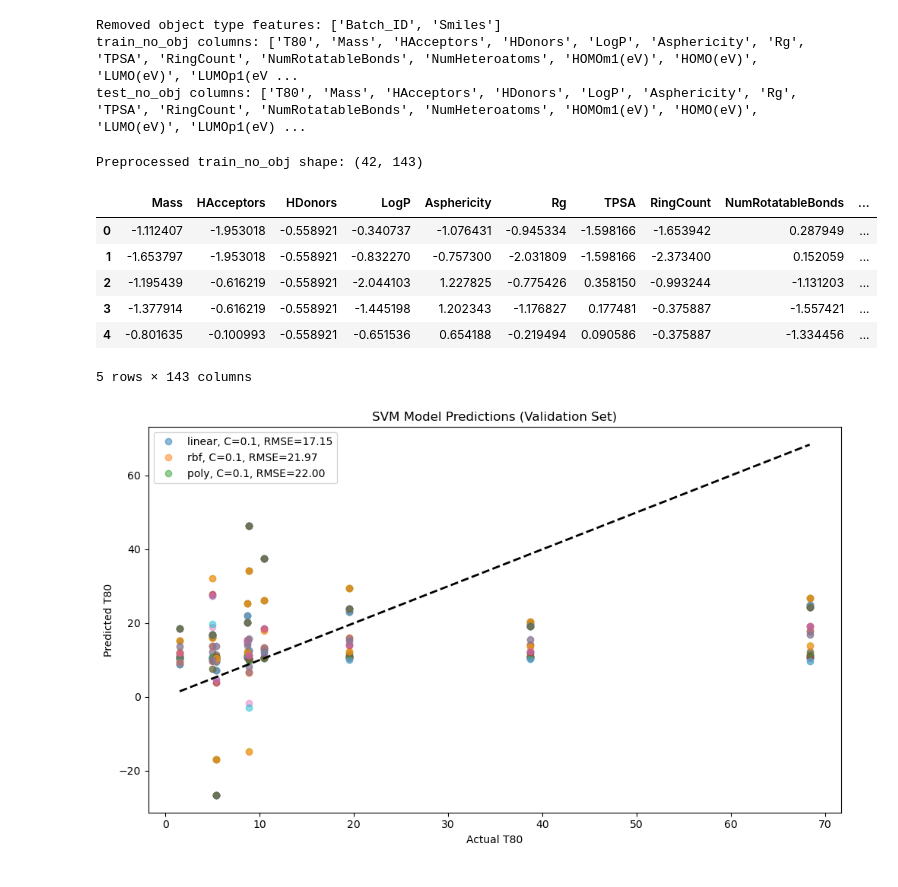
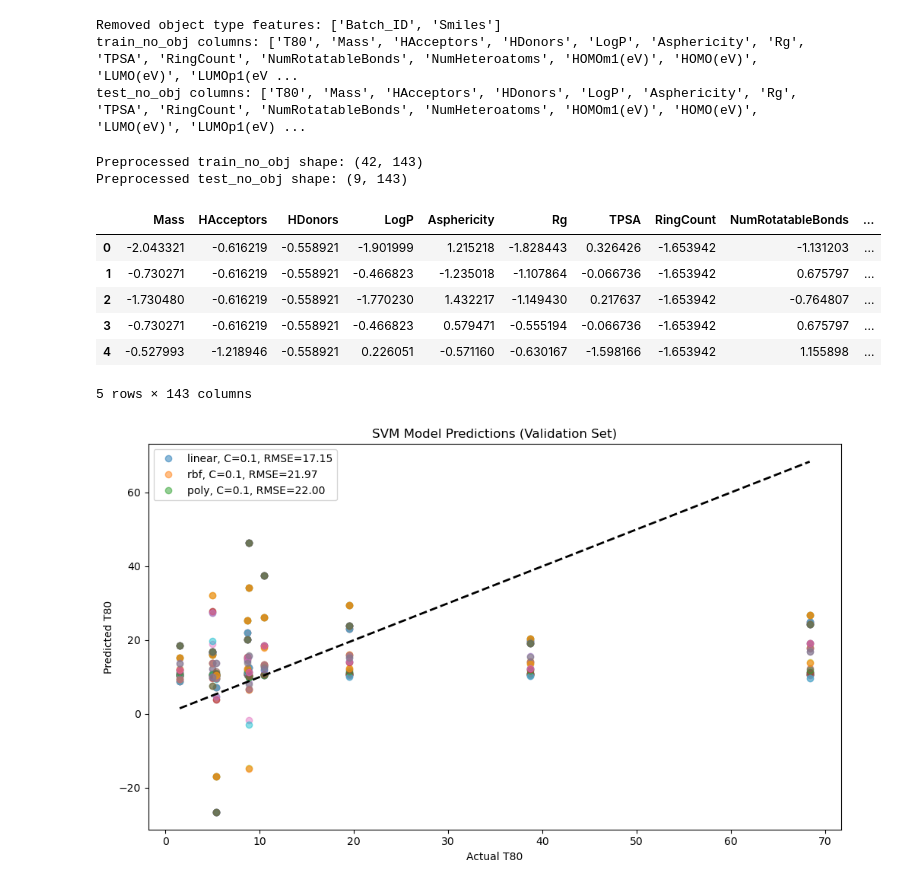
Before and after one commit to motagfr/molecular-machine-learning-kaggle, a Jupyter notebook: Molecular model.ipynb, the cells around one changed output. Saved outputs shown, nothing was run; the diff lists cells and outputs as text; code cells hidden in the pictures.

```diff
--- a/Molecular model.ipynb
+++ b/Molecular model.ipynb
@@ -218,37 +256,48 @@ test_no_obj columns: ['T80', 'Mass', 'HAcceptors', 'HDonors', 'LogP', 'Aspherici
 # %%
 from sklearn.preprocessing import StandardScaler, PowerTransformer, QuantileTransformer
 from sklearn.feature_selection import VarianceThreshold
 
 # Separate features and target
 X_svm_full = train_no_obj.drop(columns=['T80'])
 y_svm_full = train_no_obj['T80']
 
 # Optional: Remove features with zero variance (constant columns)
 var_thresh = VarianceThreshold(threshold=0.0)
 X_svm_var = var_thresh.fit_transform(X_svm_full)
 selected_columns = X_svm_full.columns[var_thresh.get_support()]
 
 # Optional: Apply a power transform to make data more Gaussian-like
 power = PowerTransformer(method='yeo-johnson')
 X_svm_power = power.fit_transform(X_svm_var)
 
 # Standardize features
 scaler = StandardScaler()
 X_svm_processed = scaler.fit_transform(X_svm_power)
 
 # Convert back to DataFrame for easier use
 X_svm_processed = pd.DataFrame(X_svm_processed, columns=selected_columns, index=X_svm_full.index)
 
 print("Preprocessed train_no_obj shape:", X_svm_processed.shape)
 X_svm_processed.head()
+
+# Apply the same preprocessing to the test set
+X_test_full = test_no_obj[selected_columns]
+X_test_var = var_thresh.transform(X_test_full)
+X_test_power = power.transform(X_test_var)
+X_test_processed = scaler.transform(X_test_power)
+X_test_processed = pd.DataFrame(X_test_processed, columns=selected_columns, index=test_no_obj.index)
+
+print("Preprocessed test_no_obj shape:", X_test_processed.shape)
+X_test_processed.head()
 # %% [output]
 Preprocessed train_no_obj shape: (42, 143)
+Preprocessed test_no_obj shape: (9, 143)
 |  | Mass | HAcceptors | HDonors | LogP | Asphericity | Rg | TPSA | RingCount | NumRotatableBonds | ... |
-| 0 | -1.112407 | -1.953018 | -0.558921 | -0.340737 | -1.076431 | -0.945334 | -1.598166 | -1.653942 | 0.287949 | ... |
-| 1 | -1.653797 | -1.953018 | -0.558921 | -0.832270 | -0.757300 | -2.031809 | -1.598166 | -2.373400 | 0.152059 | ... |
-| 2 | -1.195439 | -0.616219 | -0.558921 | -2.044103 | 1.227825 | -0.775426 | 0.358150 | -0.993244 | -1.131203 | ... |
-| 3 | -1.377914 | -0.616219 | -0.558921 | -1.445198 | 1.202343 | -1.176827 | 0.177481 | -0.375887 | -1.557421 | ... |
-| 4 | -0.801635 | -0.100993 | -0.558921 | -0.651536 | 0.654188 | -0.219494 | 0.090586 | -0.375887 | -1.334456 | ... |
+| 0 | -2.043321 | -0.616219 | -0.558921 | -1.901999 | 1.215218 | -1.828443 | 0.326426 | -1.653942 | -1.131203 | ... |
+| 1 | -0.730271 | -0.616219 | -0.558921 | -0.466823 | -1.235018 | -1.107864 | -0.066736 | -1.653942 | 0.675797 | ... |
+| 2 | -1.730480 | -0.616219 | -0.558921 | -1.770230 | 1.432217 | -1.149430 | 0.217637 | -1.653942 | -0.764807 | ... |
+| 3 | -0.730271 | -0.616219 | -0.558921 | -0.466823 | 0.579471 | -0.555194 | -0.066736 | -1.653942 | 0.675797 | ... |
+| 4 | -0.527993 | -1.218946 | -0.558921 | 0.226051 | -0.571160 | -0.630167 | -1.598166 | -1.653942 | 1.155898 | ... |
 5 rows × 143 columns
 # %%
 from sklearn.svm import SVR
```
Also changed, not shown: parts of 4 cells of this notebook, 2 other files.
